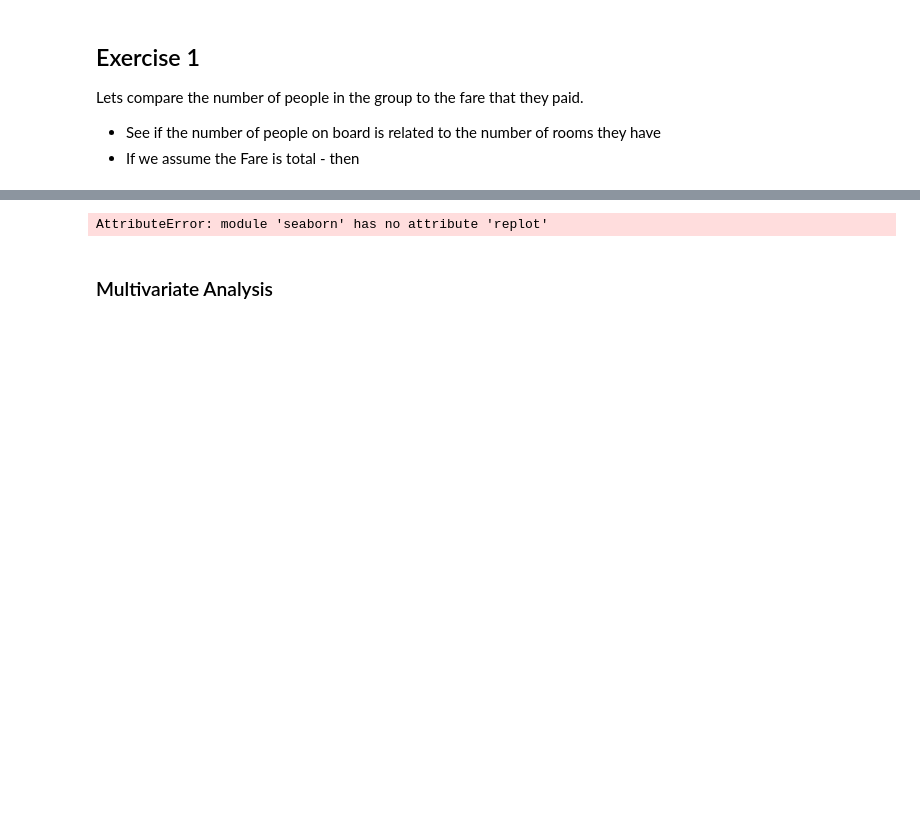
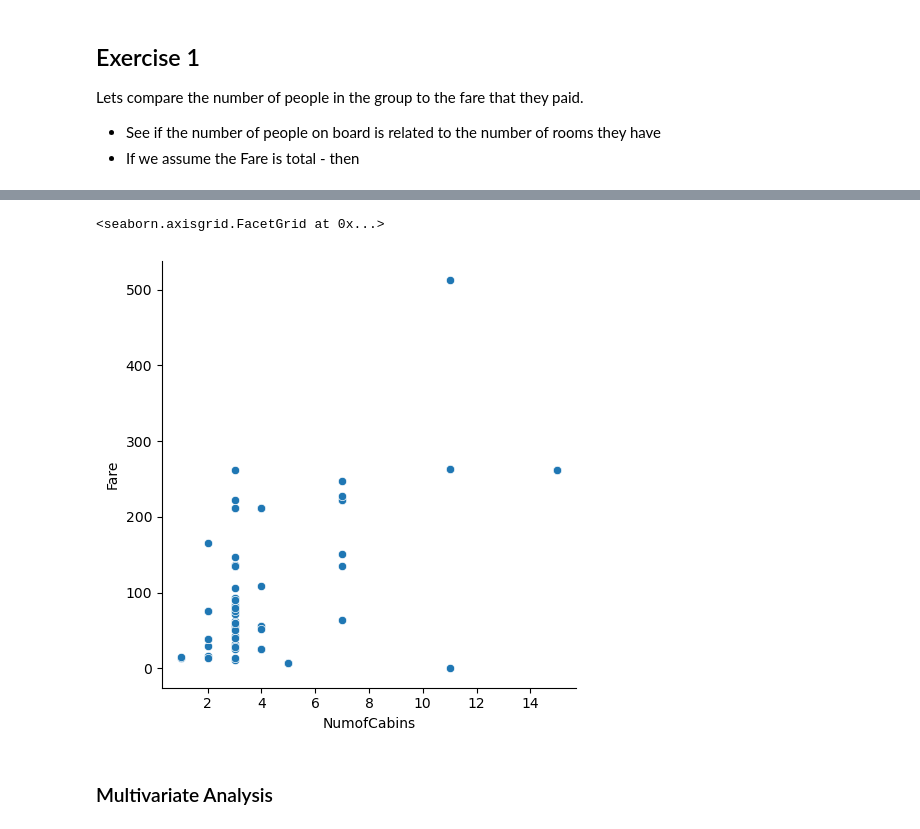
Before and after one commit to Chris-Arispe-R/INFO2201_Notes, a Jupyter notebook: w6d2_EDAcont_students.ipynb, the cells around one changed output, grey strips where cells are left out. Saved outputs shown, nothing was run; the diff lists cells and outputs as text; code cells hidden in the pictures; blank space fills up the shorter version.

```diff
--- a/w6d2_EDAcont_students.ipynb
+++ b/w6d2_EDAcont_students.ipynb
@@ -161,4 +186,4 @@ NameError: name 'titanicDf' is not defined
 # %%
-hasCabinDf = titanicDf.loc(titanicDf['Cabin'].notNul()]
+hasCabinDf = titanicDf[titanicDf['Cabin'].notnull()]
 hasCabinDf.head()
 # %% [output]
@@ -180,11 +241,12 @@ NameError: name 'hasCabinDf' is not defined
 # %%
-sns.replot(
+sns.relplot(
     x = 'NumofCabins',
     y = 'Fare',
     data = hasCabinDf
 )
 # %% [output]
-AttributeError: module 'seaborn' has no attribute 'replot'
+<seaborn.axisgrid.FacetGrid at 0x...>
+[figure, added]
 # %% [markdown]
 ### Multivariate Analysis
 # %% [markdown]
```
Also changed, not shown: parts of 32 cells of this notebook, 2 other files.
